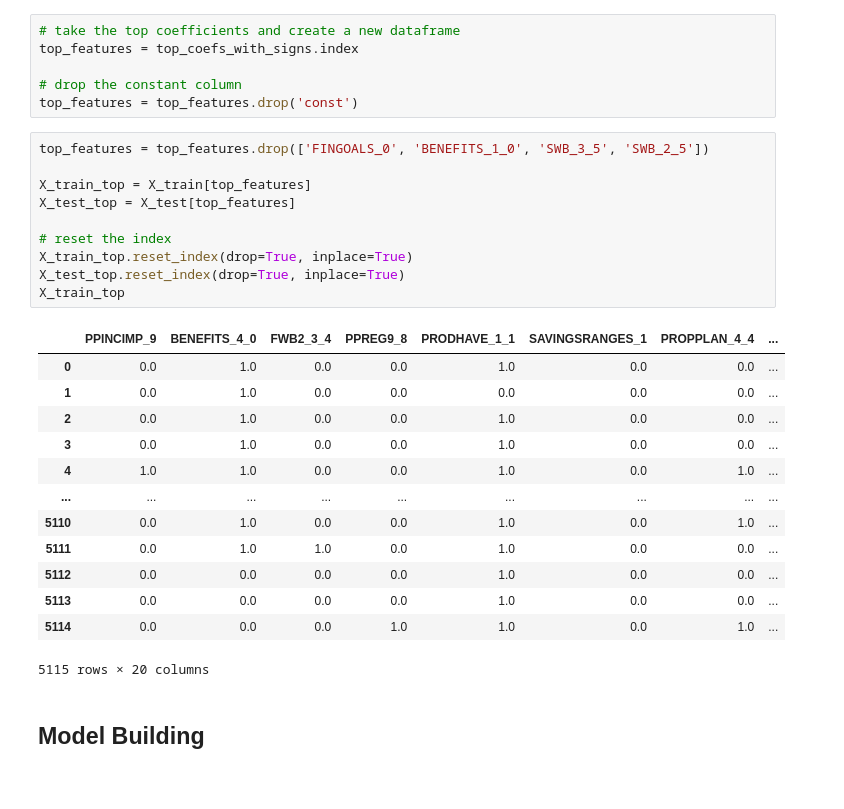
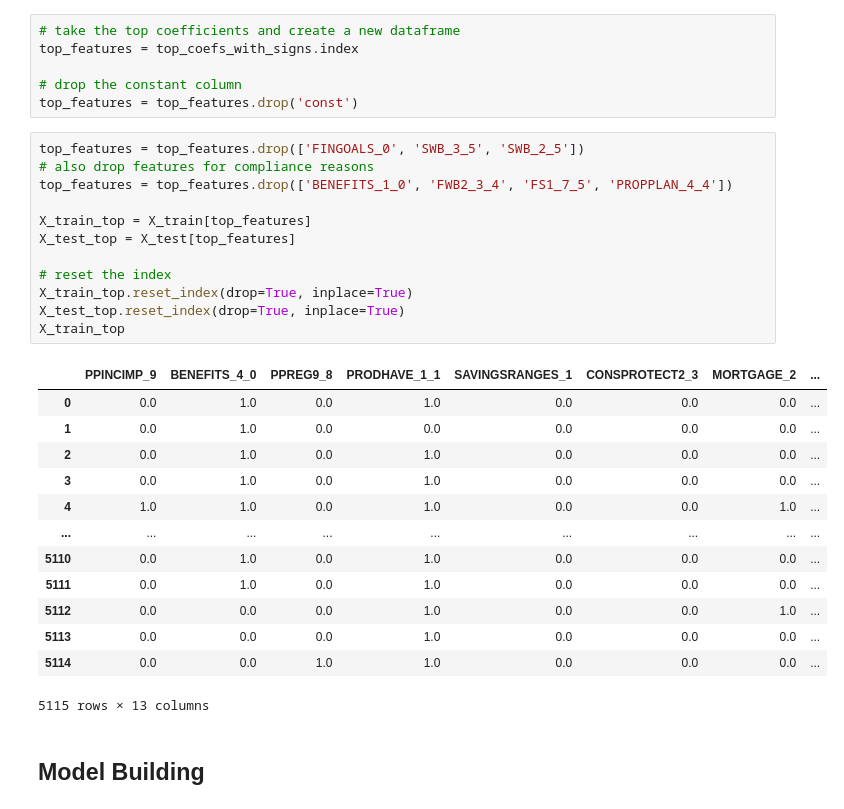
Before and after one commit to itsGarrin/prepaid-card-marketing, a Jupyter notebook: notebook/company-marketing.ipynb, the cells around one changed output. Cells and saved outputs as stored; diff of their text form.

```diff
--- a/notebook/company-marketing.ipynb
+++ b/notebook/company-marketing.ipynb
@@ -279,29 +279,31 @@ top_features = top_coefs_with_signs.index
 # drop the constant column
 top_features = top_features.drop('const')
 # %%
-top_features = top_features.drop(['FINGOALS_0', 'BENEFITS_1_0', 'SWB_3_5', 'SWB_2_5'])
+top_features = top_features.drop(['FINGOALS_0', 'SWB_3_5', 'SWB_2_5'])
+# also drop features for compliance reasons
+top_features = top_features.drop(['BENEFITS_1_0', 'FWB2_3_4', 'FS1_7_5', 'PROPPLAN_4_4'])
 
 X_train_top = X_train[top_features]
 X_test_top = X_test[top_features]
 
 # reset the index
 X_train_top.reset_index(drop=True, inplace=True)
 X_test_top.reset_index(drop=True, inplace=True)
 X_train_top
 # %% [output]
-|  | PPINCIMP_9 | BENEFITS_4_0 | FWB2_3_4 | PPREG9_8 | PRODHAVE_1_1 | SAVINGSRANGES_1 | PROPPLAN_4_4 | ... |
-| 0 | 0.0 | 1.0 | 0.0 | 0.0 | 1.0 | 0.0 | 0.0 | ... |
+|  | PPINCIMP_9 | BENEFITS_4_0 | PPREG9_8 | PRODHAVE_1_1 | SAVINGSRANGES_1 | CONSPROTECT2_3 | MORTGAGE_2 | ... |
+| 0 | 0.0 | 1.0 | 0.0 | 1.0 | 0.0 | 0.0 | 0.0 | ... |
 | 1 | 0.0 | 1.0 | 0.0 | 0.0 | 0.0 | 0.0 | 0.0 | ... |
-| 2 | 0.0 | 1.0 | 0.0 | 0.0 | 1.0 | 0.0 | 0.0 | ... |
-| 3 | 0.0 | 1.0 | 0.0 | 0.0 | 1.0 | 0.0 | 0.0 | ... |
-| 4 | 1.0 | 1.0 | 0.0 | 0.0 | 1.0 | 0.0 | 1.0 | ... |
+| 2 | 0.0 | 1.0 | 0.0 | 1.0 | 0.0 | 0.0 | 0.0 | ... |
+| 3 | 0.0 | 1.0 | 0.0 | 1.0 | 0.0 | 0.0 | 0.0 | ... |
+| 4 | 1.0 | 1.0 | 0.0 | 1.0 | 0.0 | 0.0 | 1.0 | ... |
 | ... | ... | ... | ... | ... | ... | ... | ... | ... |
-| 5110 | 0.0 | 1.0 | 0.0 | 0.0 | 1.0 | 0.0 | 1.0 | ... |
-| 5111 | 0.0 | 1.0 | 1.0 | 0.0 | 1.0 | 0.0 | 0.0 | ... |
-| 5112 | 0.0 | 0.0 | 0.0 | 0.0 | 1.0 | 0.0 | 0.0 | ... |
-| 5113 | 0.0 | 0.0 | 0.0 | 0.0 | 1.0 | 0.0 | 0.0 | ... |
-| 5114 | 0.0 | 0.0 | 0.0 | 1.0 | 1.0 | 0.0 | 1.0 | ... |
+| 5110 | 0.0 | 1.0 | 0.0 | 1.0 | 0.0 | 0.0 | 0.0 | ... |
+| 5111 | 0.0 | 1.0 | 0.0 | 1.0 | 0.0 | 0.0 | 0.0 | ... |
+| 5112 | 0.0 | 0.0 | 0.0 | 1.0 | 0.0 | 0.0 | 1.0 | ... |
+| 5113 | 0.0 | 0.0 | 0.0 | 1.0 | 0.0 | 0.0 | 0.0 | ... |
+| 5114 | 0.0 | 0.0 | 1.0 | 1.0 | 0.0 | 0.0 | 0.0 | ... |
-5115 rows × 20 columns
+5115 rows × 13 columns
 # %% [markdown]
 ## Model Building
 # %% [markdown]
```
Also changed, not shown: parts of 13 cells of this notebook.
